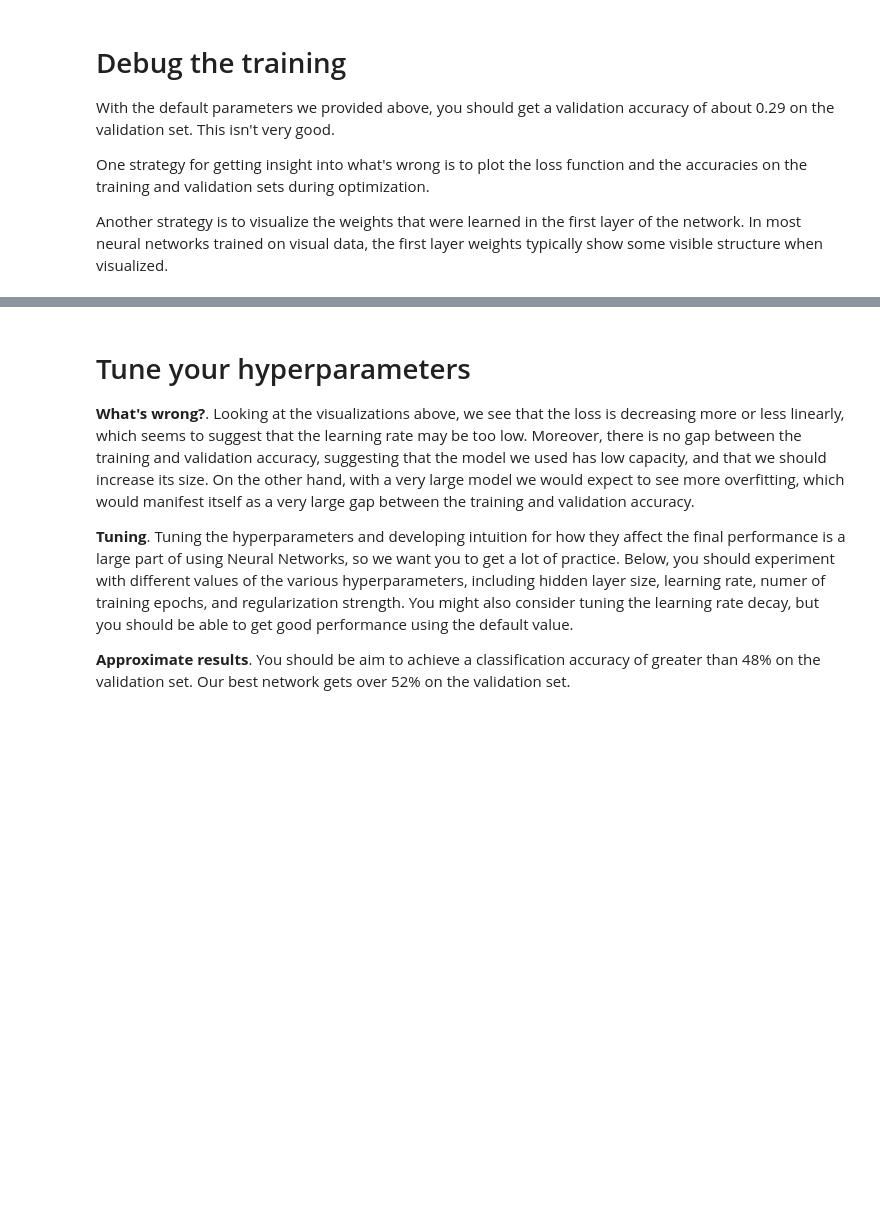
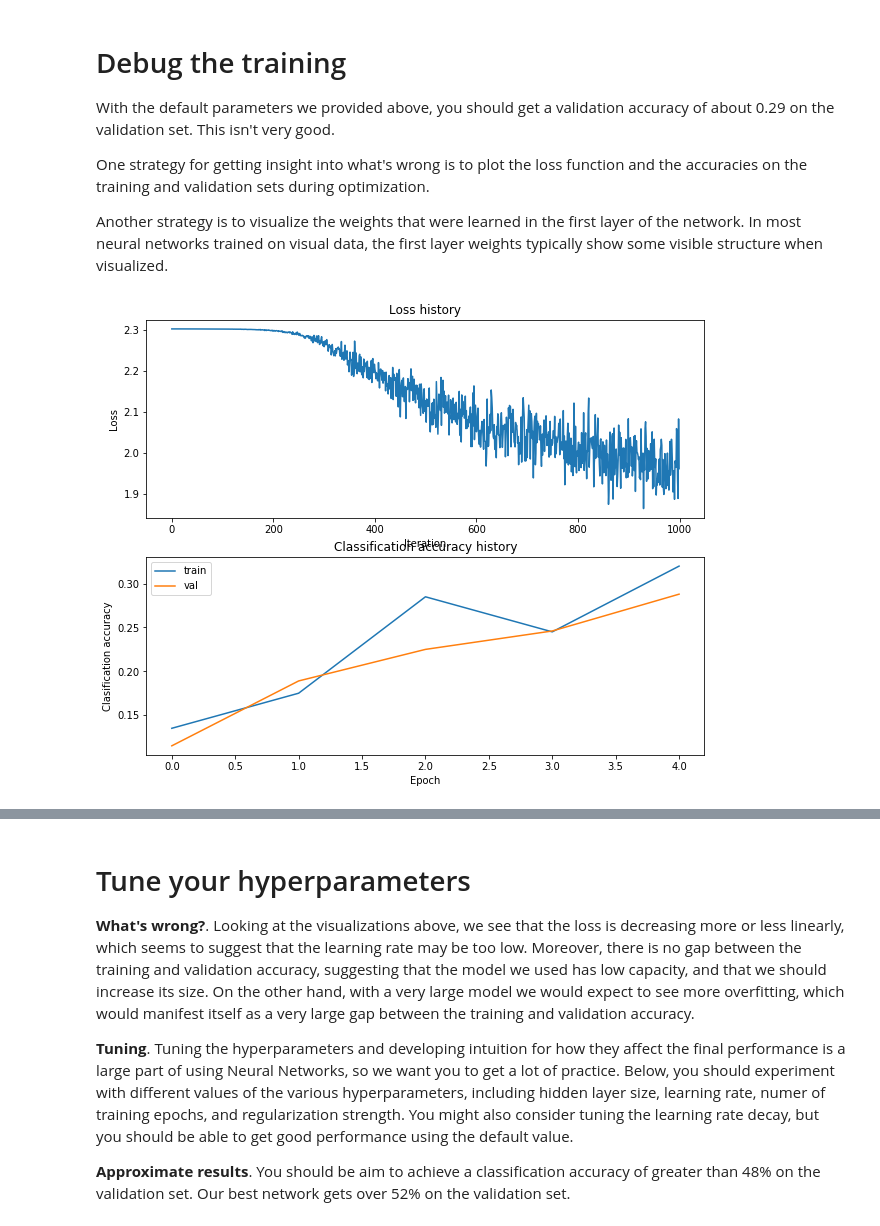
Before and after one commit to artbataev/cs231n, a Jupyter notebook: assignments2017/assignment1/4_two_layer_net.ipynb, the cells around one changed output, grey strips where cells are left out. Cells and saved outputs as stored; diff of their text form; code cells hidden in the pictures; blank space fills up the shorter version.

```diff
--- a/assignments2017/assignment1/4_two_layer_net.ipynb
+++ b/assignments2017/assignment1/4_two_layer_net.ipynb
@@ -218,18 +240,21 @@ Another strategy is to visualize the weights that were learned in the first laye
 # %%
 # Plot the loss function and train / validation accuracies
 plt.subplot(2, 1, 1)
 plt.plot(stats['loss_history'])
 plt.title('Loss history')
 plt.xlabel('Iteration')
 plt.ylabel('Loss')
 
 plt.subplot(2, 1, 2)
 plt.plot(stats['train_acc_history'], label='train')
 plt.plot(stats['val_acc_history'], label='val')
 plt.title('Classification accuracy history')
 plt.xlabel('Epoch')
 plt.ylabel('Clasification accuracy')
+plt.legend()
 plt.show()
+# %% [output]
+[figure, added]
 # %%
 from cs231n.vis_utils import visualize_grid
 
```
Also changed, not shown: parts of 8 cells of this notebook, 2 other files.
